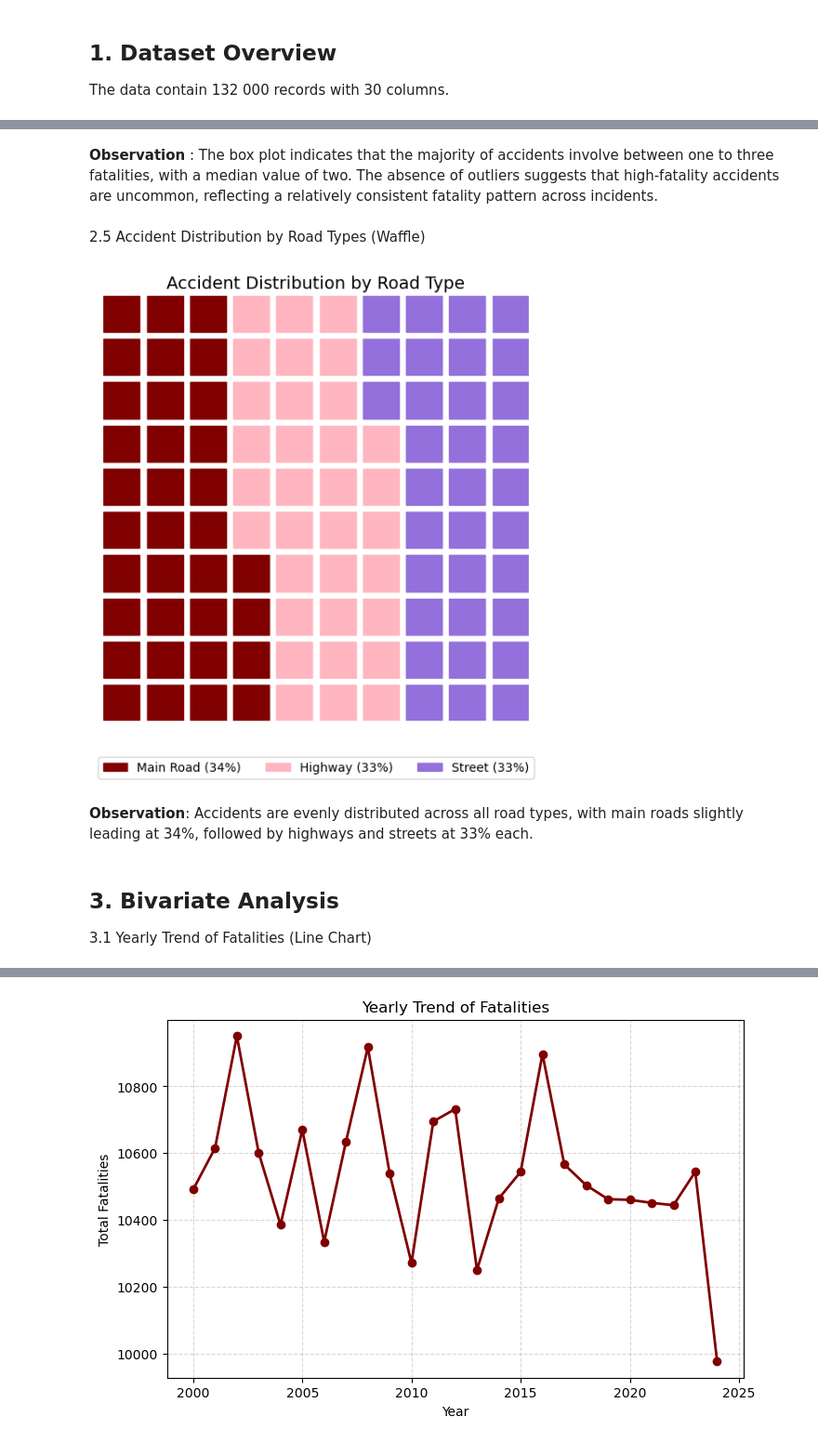
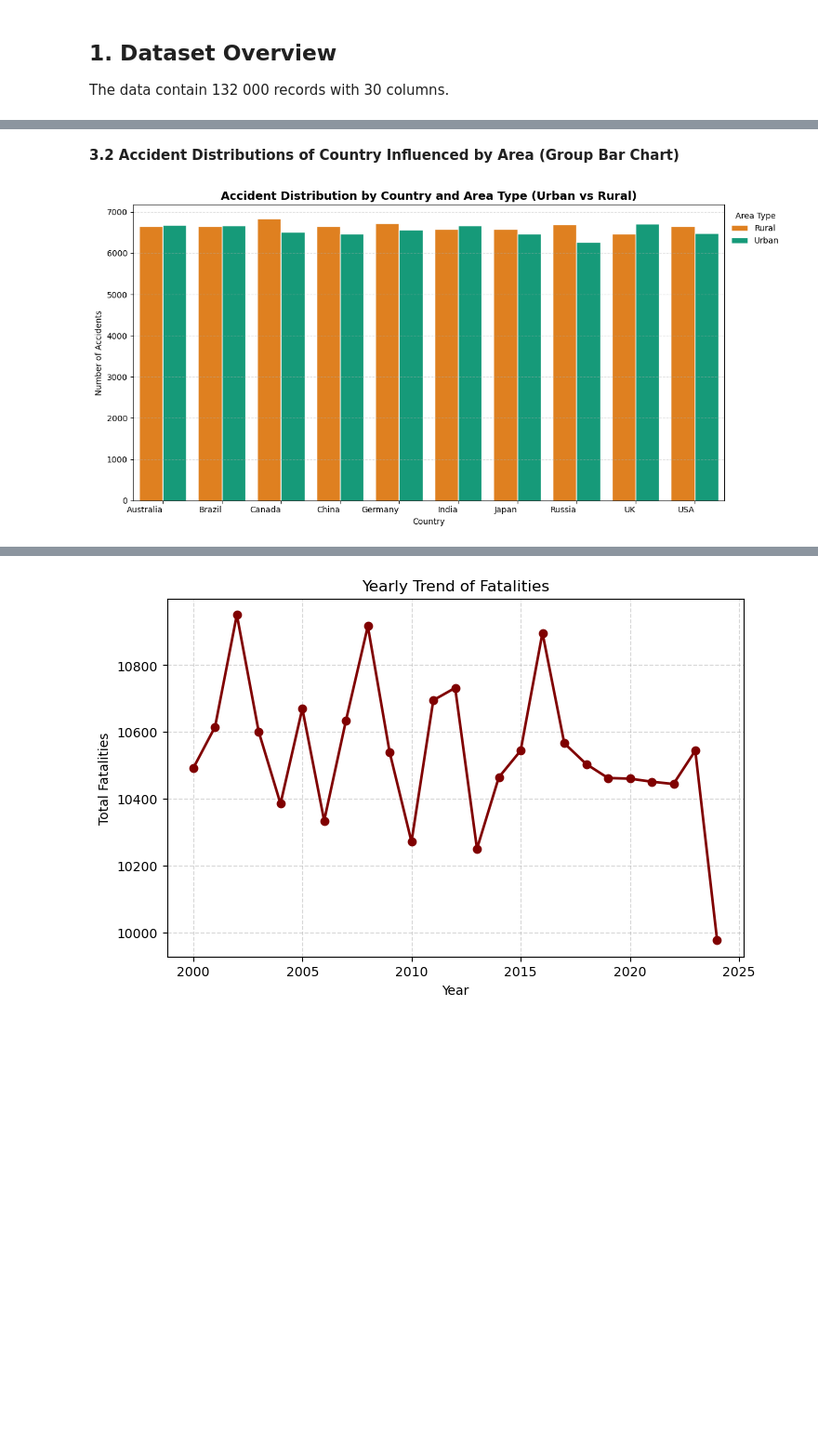
Before and after one commit to iamnotchris14/RoadAccidentDataset, a Jupyter notebook: road_accident_eda.ipynb, the cells around one changed output, grey strips where cells are left out. Shown: that part at 93% size. Saved outputs shown, nothing was run; the diff lists cells and outputs as text; code cells hidden in the pictures; blank space fills up the shorter version.

```diff
--- a/road_accident_eda.ipynb
+++ b/road_accident_eda.ipynb
@@ -114,51 +206,42 @@ plt.show()
-# %% [markdown]
-**Observation** :
-The box plot indicates that the majority of accidents involve between one to three fatalities, with a median value of two. The absence of outliers suggests that high-fatality accidents are uncommon, reflecting a relatively consistent fatality pattern across incidents.
 # %% [markdown]
-2.5 Accident Distribution by Road Types (Waffle)
+**3.2 Accident Distributions of Country Influenced by Area (Group Bar Chart)**
 # %%
+import pandas as pd
+import matplotlib.pyplot as plt
+import seaborn as sns
 
-from pywaffle import Waffle
-
-# Prepare data
-road_counts = df["Road Type"].value_counts()
-total = road_counts.sum()
-road_pct = (road_counts / total * 100).round(1)
-
-custom_colors = ["#800000", "#FFB6C1", "#9370DB"][:len(road_counts)]
-
-# Ensure total = 100
-road_pct = road_pct.round().astype(int)
-diff = 100 - int(road_pct.sum())
-if diff != 0:
-    road_pct.iloc[0] += diff
-
-road_pct = road_pct.sort_values(ascending=False)
-road_pct = road_pct.reindex(road_pct.index.tolist())
-
-# Create Waffle Chart
-fig = plt.figure(
-    FigureClass=Waffle,
-    rows=10,  # 10x10 grid = 100 tiles
-    values=road_pct.to_dict(),
-    colors=custom_colors,
-    title={'label': 'Accident Distribution by Road Type', 'loc': 'center', 'fontsize': 14},
-    labels=[f"{k} ({v}%)" for k, v in road_pct.items()],
-    legend={
-        'loc': 'lower center',
-        'bbox_to_anchor': (0.5, -0.15),
-        'ncol': len(road_pct),
-        'fontsize': 10
-    },
-    figsize=(8,6)
+# Count accidents by Country + Urban/Rural using full dataset
+country_urb = (
+    df.groupby(["Country", "Urban/Rural"])
+      .size()
+      .reset_index(name="Accident Count")
 )
 
+plt.figure(figsize=(12, 6))
+sns.barplot(
+    data=country_urb,
+    x="Country",
+    y="Accident Count",
+    hue="Urban/Rural",
+    palette=["#FF8000", "#00B084"],   # orange + teal
+    edgecolor="white"
+)
+
+plt.title("Accident Distribution by Country and Area Type (Urban vs Rural)",
+          fontsize=14, weight="semibold")
+plt.xlabel("Country")
+plt.ylabel("Number of Accidents")
+plt.xticks(ha="right")
+plt.grid(axis="y", linestyle="--", alpha=0.4)
+
+plt.legend(
+    title="Area Type",
+    bbox_to_anchor=(1, 1),
+    loc="upper left",
+    frameon=False
+)
+
+plt.tight_layout()
 plt.show()
 # %% [output]
-[figure, old version]
+[figure, new version]
-# %% [markdown]
-**Observation**:
-Accidents are evenly distributed across all road types, with main roads slightly leading at 34%, followed by highways and streets at 33% each.
-# %% [markdown]
-## 3. Bivariate Analysis
-3.1 Yearly Trend of Fatalities (Line Chart)
```
Also changed, not shown: parts of 25 cells of this notebook.
